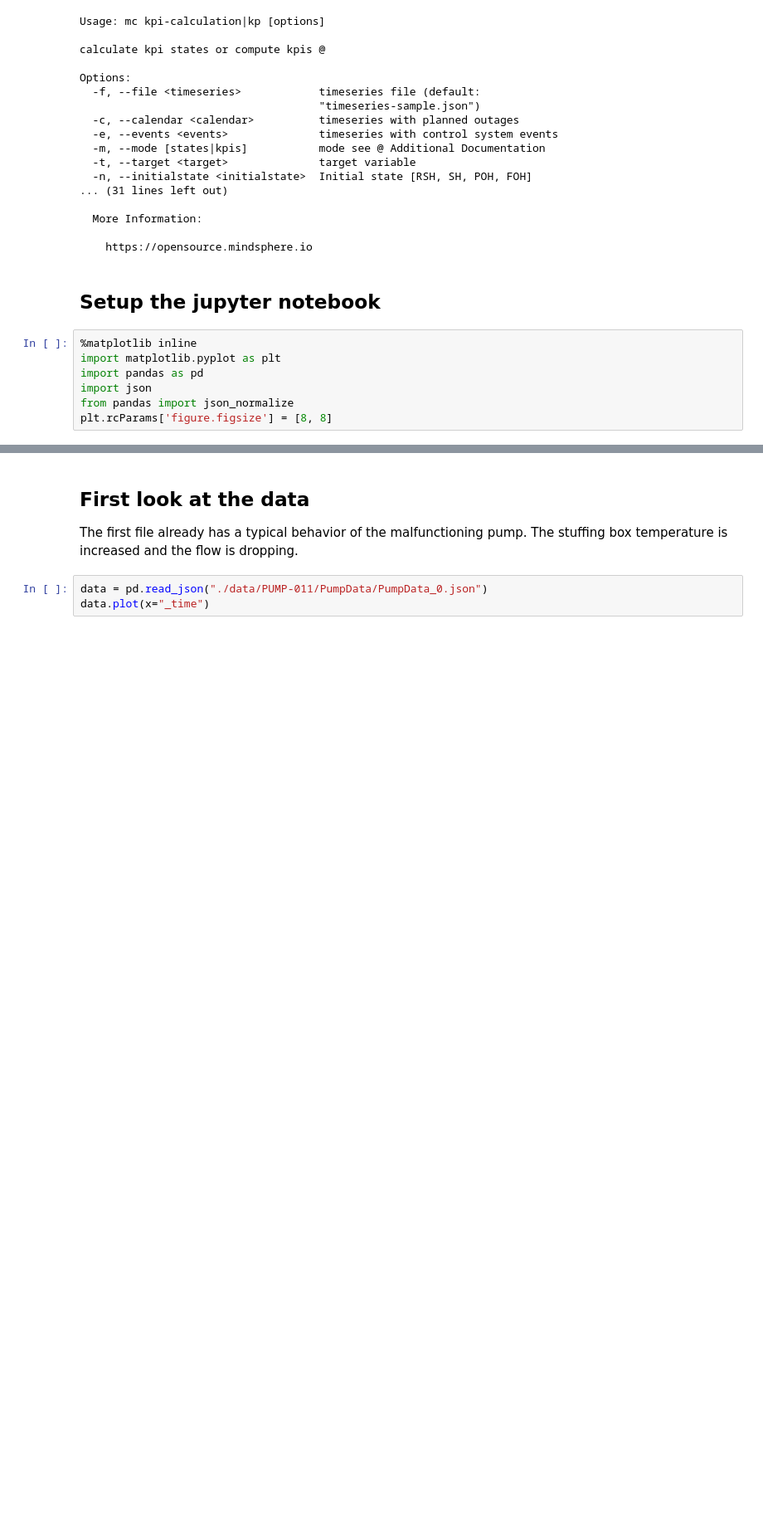
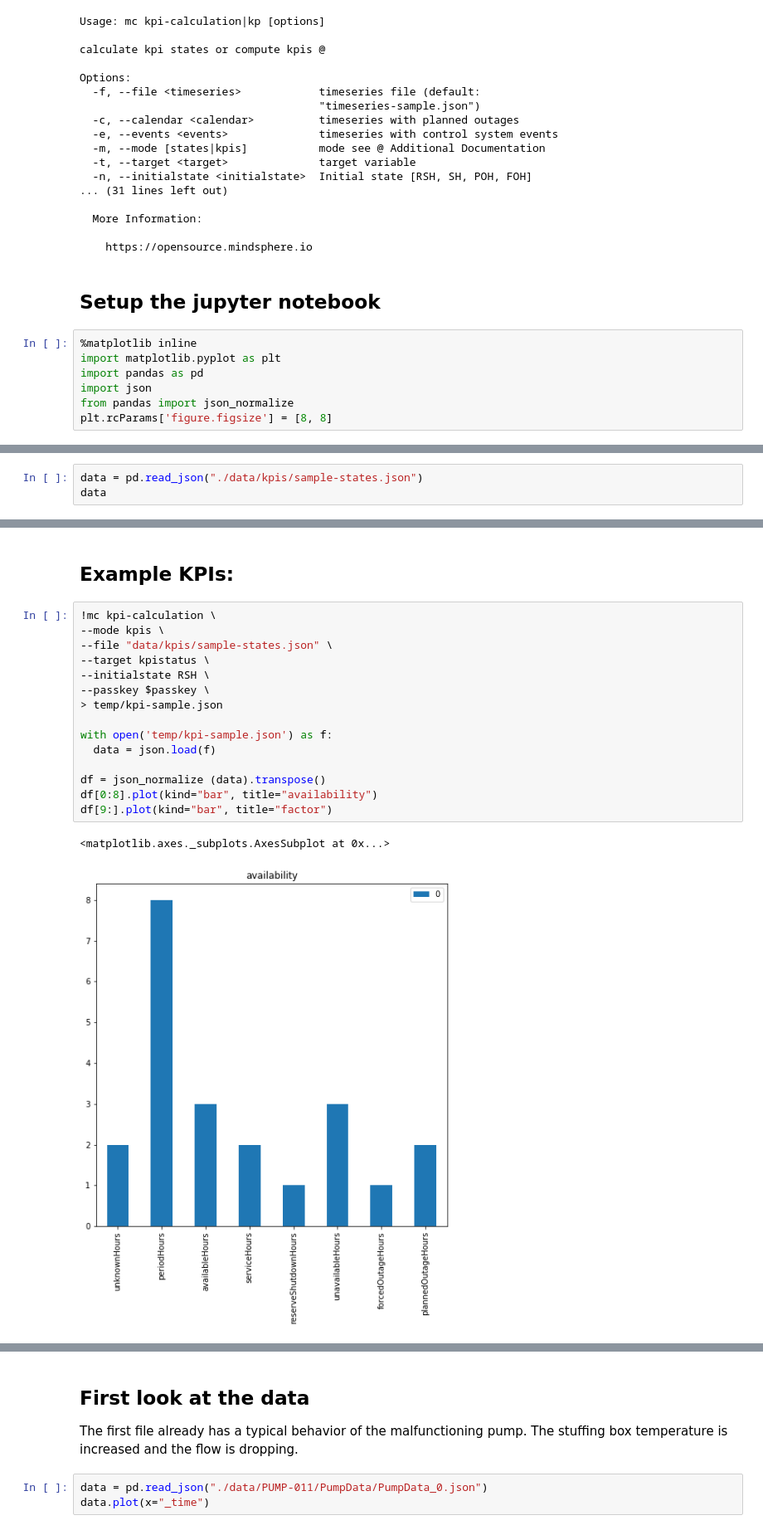
Before and after one commit to mindsphere/analytics-examples, a Jupyter notebook: kpi-calculation.ipynb, the cells around one changed output, grey strips where cells are left out. Shown at 83% size. Cells and saved outputs as stored; diff of their text form; blank space fills up the shorter version.

Commit message:
feat: kpi-calculation

```diff
--- a/kpi-calculation.ipynb
+++ b/kpi-calculation.ipynb
@@ -63,2 +63,5 @@ This uses the example request from the documentation for calculation
 
 ![](https://developer.mindsphere.io/apis/analytics-kpicalculation/images/Use-case-1-Example.png)
+# %%
+data = pd.read_json("./data/kpis/sample-states.json")
+data
@@ -64,0 +87,20 @@ This uses the example request from the documentation for calculation
+# %% [markdown]
+## Example KPIs:
+# %%
+!mc kpi-calculation \
+--mode kpis \
+--file "data/kpis/sample-states.json" \
+--target kpistatus \
+--initialstate RSH \
+--passkey $passkey \
+> temp/kpi-sample.json
+
+with open('temp/kpi-sample.json') as f:
+  data = json.load(f)
+
+df = json_normalize (data).transpose()
+df[0:8].plot(kind="bar", title="availability")
+df[9:].plot(kind="bar", title="factor")
+# %% [output]
+<matplotlib.axes._subplots.AxesSubplot at 0x...>
+[figure, added]
```
Also changed, not shown: parts of 13 cells of this notebook, 4 other files.
